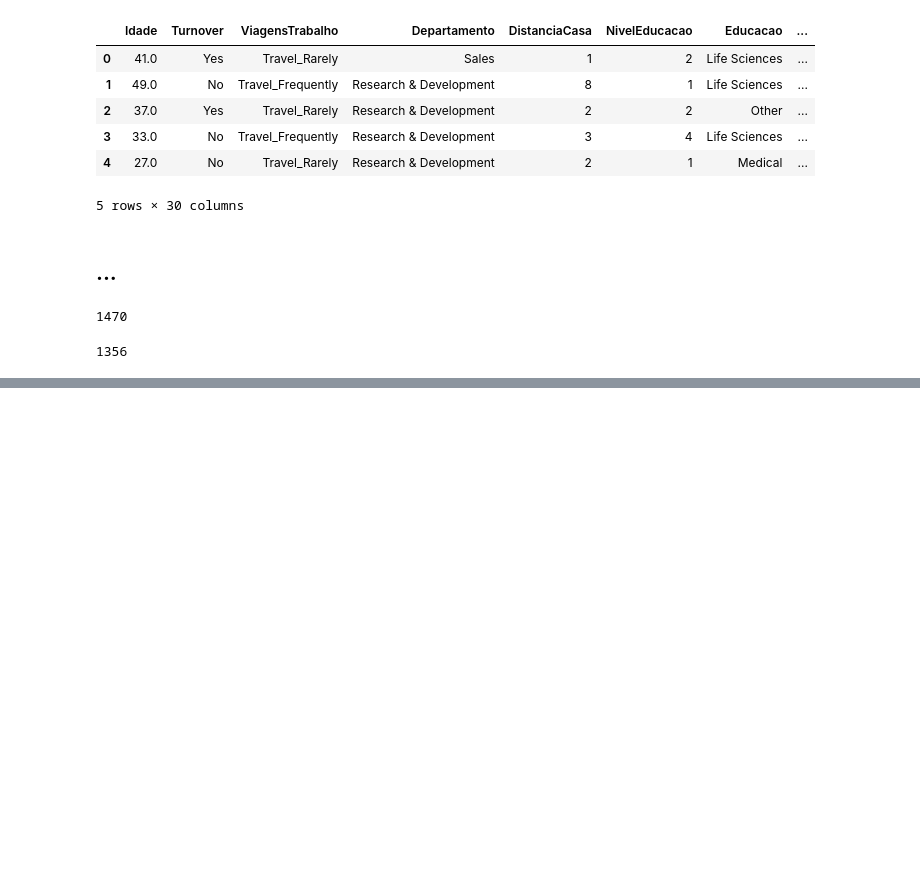
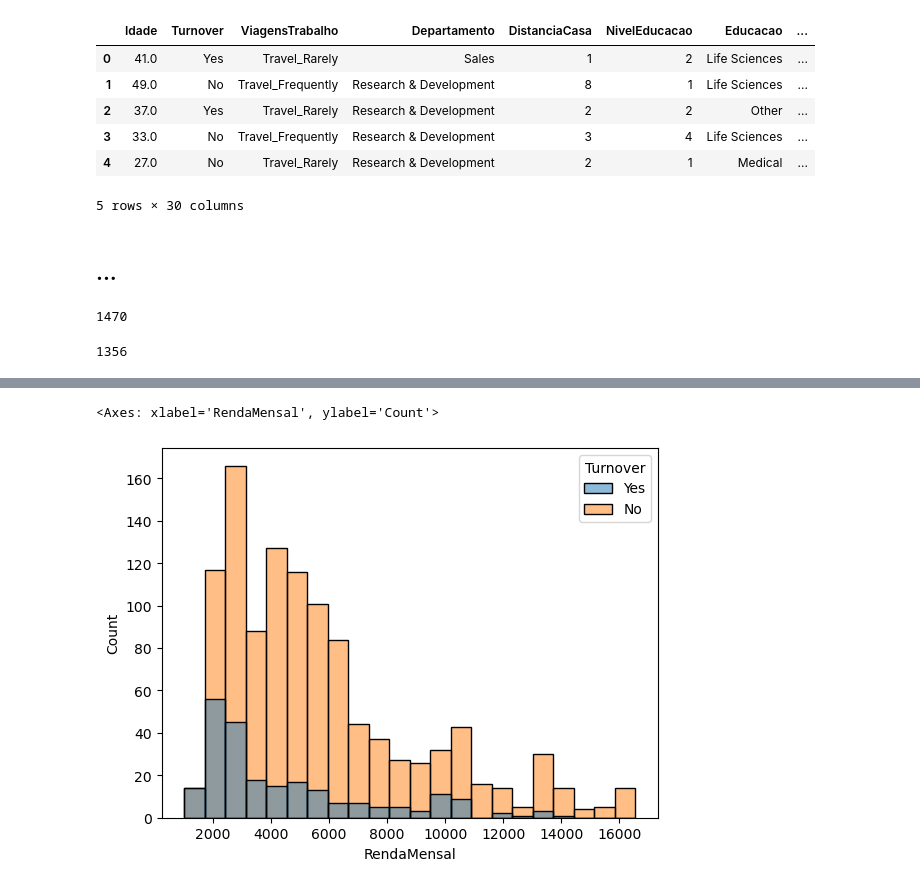
Before and after one commit to CardosoJr/teste, a Jupyter notebook: Notebooks/eda.ipynb, the cells around one changed output, grey strips where cells are left out. Saved outputs shown, nothing was run; the diff lists cells and outputs as text; code cells hidden in the pictures; blank space fills up the shorter version.

```diff
--- a/Notebooks/eda.ipynb
+++ b/Notebooks/eda.ipynb
@@ -63,0 +61,5 @@ OLÁAAAAAAAAAAAAAAAAAA
+# %%
+sns.histplot(x = 'RendaMensal', hue = 'Turnover', data = df)
+# %% [output]
+<Axes: xlabel='RendaMensal', ylabel='Count'>
+[figure, added]
```
Also changed, not shown: parts of 4 cells of this notebook, 3 other files.
